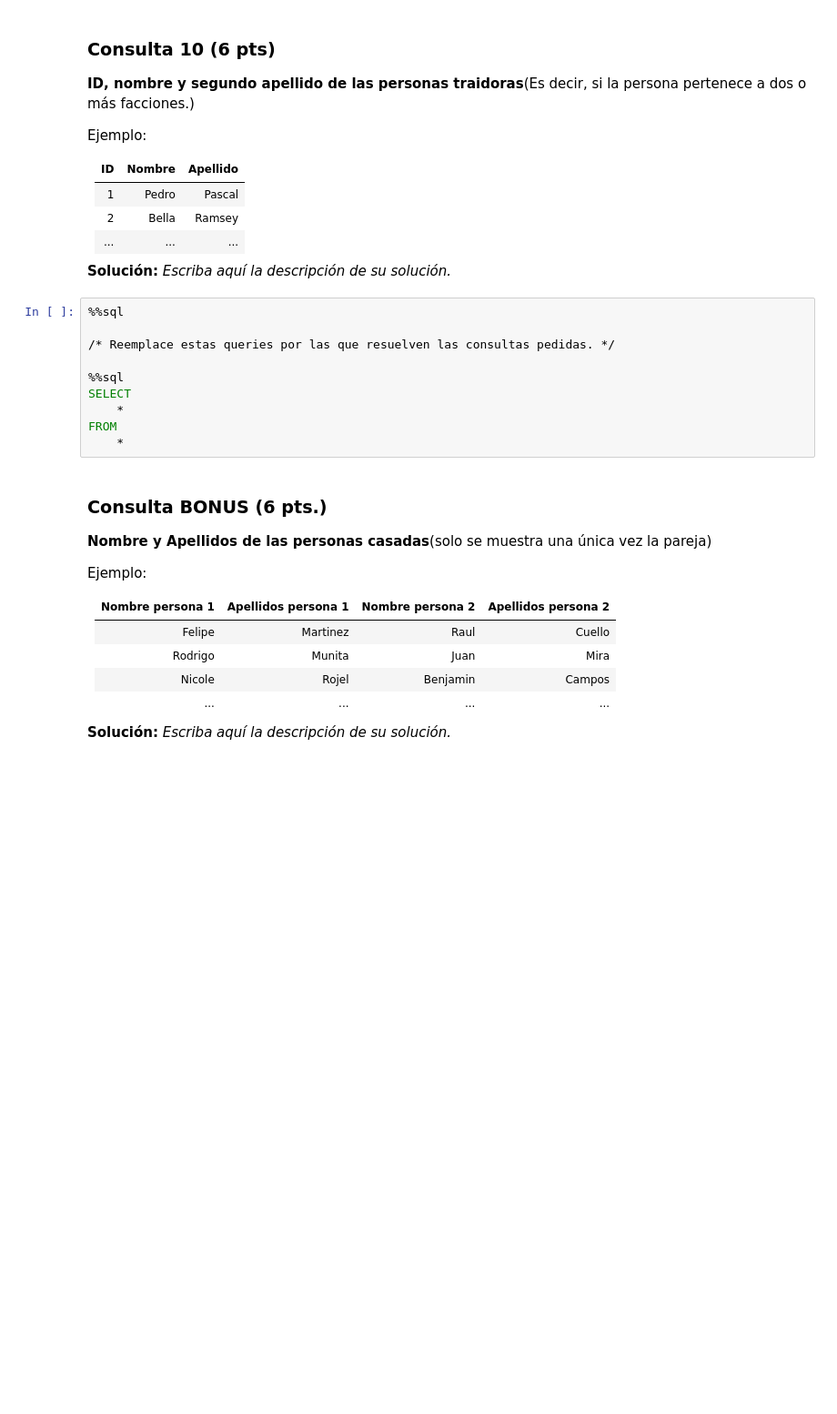
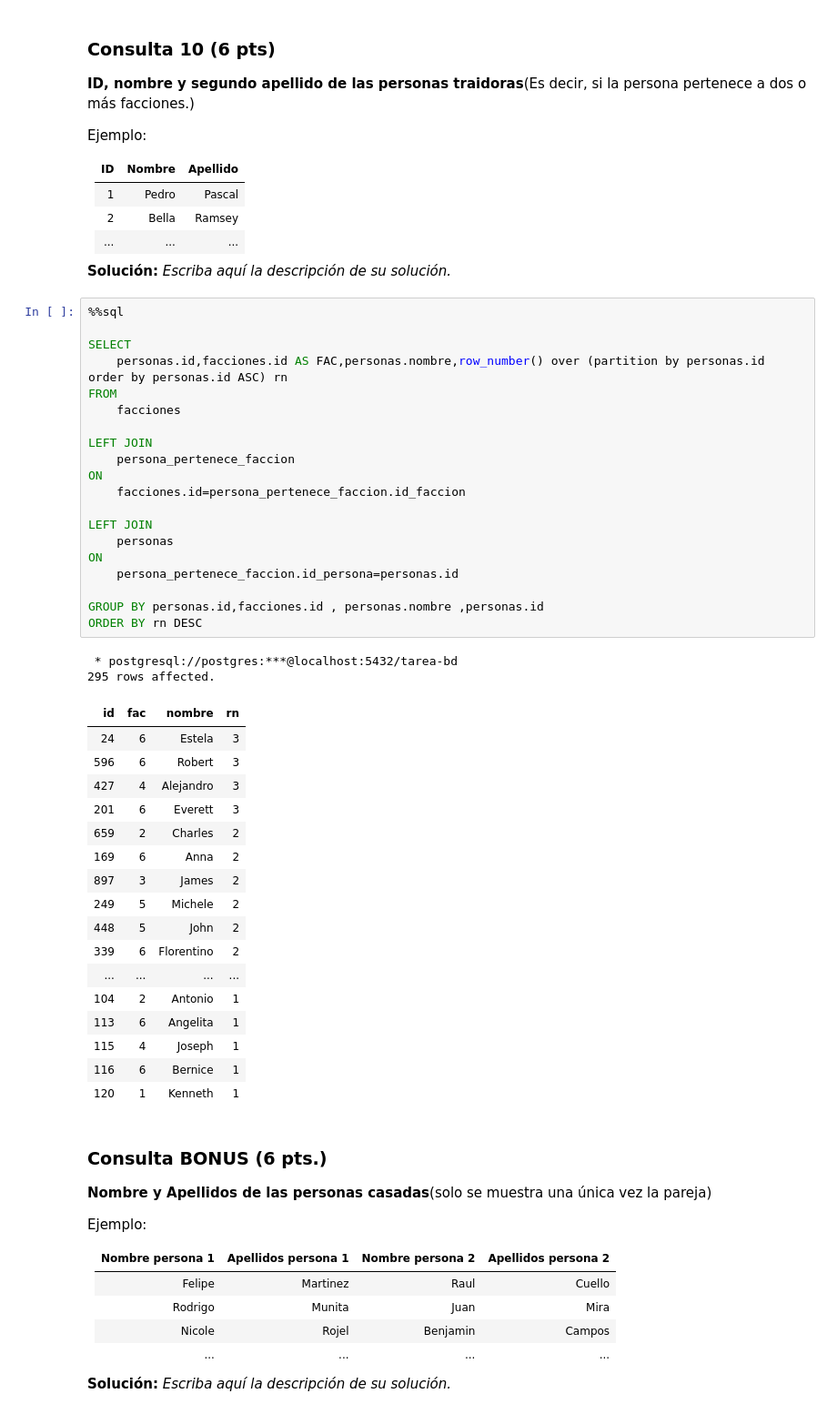
Before and after one commit to blindjamin/Tareas-Bases-de-Datos-Grupo, a Jupyter notebook: Tarea_1_BD_2023_1.ipynb, the cells around one changed output. Shown at 91% size. Cells and saved outputs as stored; diff of their text form; blank space fills up the shorter version.

```diff
--- a/Tarea_1_BD_2023_1.ipynb
+++ b/Tarea_1_BD_2023_1.ipynb
@@ -766,16 +815,46 @@ Ejemplo:
 | ... | ... | ... |
 
 **Solución:** _Escriba aquí la descripción de su solución._
-# %%
-%%sql
-
-/* Reemplace estas queries por las que resuelven las consultas pedidas. */
-
-%%sql
-SELECT
-    *
-FROM
-    *
+# %%
+%%sql
+
+SELECT
+    personas.id,facciones.id AS FAC,personas.nombre,row_number() over (partition by personas.id order by personas.id ASC) rn
+FROM
+    facciones
+
+LEFT JOIN
+    persona_pertenece_faccion
+ON
+    facciones.id=persona_pertenece_faccion.id_faccion
+
+LEFT JOIN
+    personas
+ON
+    persona_pertenece_faccion.id_persona=personas.id
+
+GROUP BY personas.id,facciones.id , personas.nombre ,personas.id
+ORDER BY rn DESC
+# %% [output]
+ * postgresql://postgres:***@localhost:5432/tarea-bd
+295 rows affected.
+| id | fac | nombre | rn |
+| 24 | 6 | Estela | 3 |
+| 596 | 6 | Robert | 3 |
+| 427 | 4 | Alejandro | 3 |
+| 201 | 6 | Everett | 3 |
+| 659 | 2 | Charles | 2 |
+| 169 | 6 | Anna | 2 |
+| 897 | 3 | James | 2 |
+| 249 | 5 | Michele | 2 |
+| 448 | 5 | John | 2 |
+| 339 | 6 | Florentino | 2 |
+| ... | ... | ... | ... |
+| 104 | 2 | Antonio | 1 |
+| 113 | 6 | Angelita | 1 |
+| 115 | 4 | Joseph | 1 |
+| 116 | 6 | Bernice | 1 |
+| 120 | 1 | Kenneth | 1 |
 # %% [markdown]
 ### Consulta BONUS (6 pts.)
 
```
Also changed, not shown: parts of 15 cells of this notebook.
